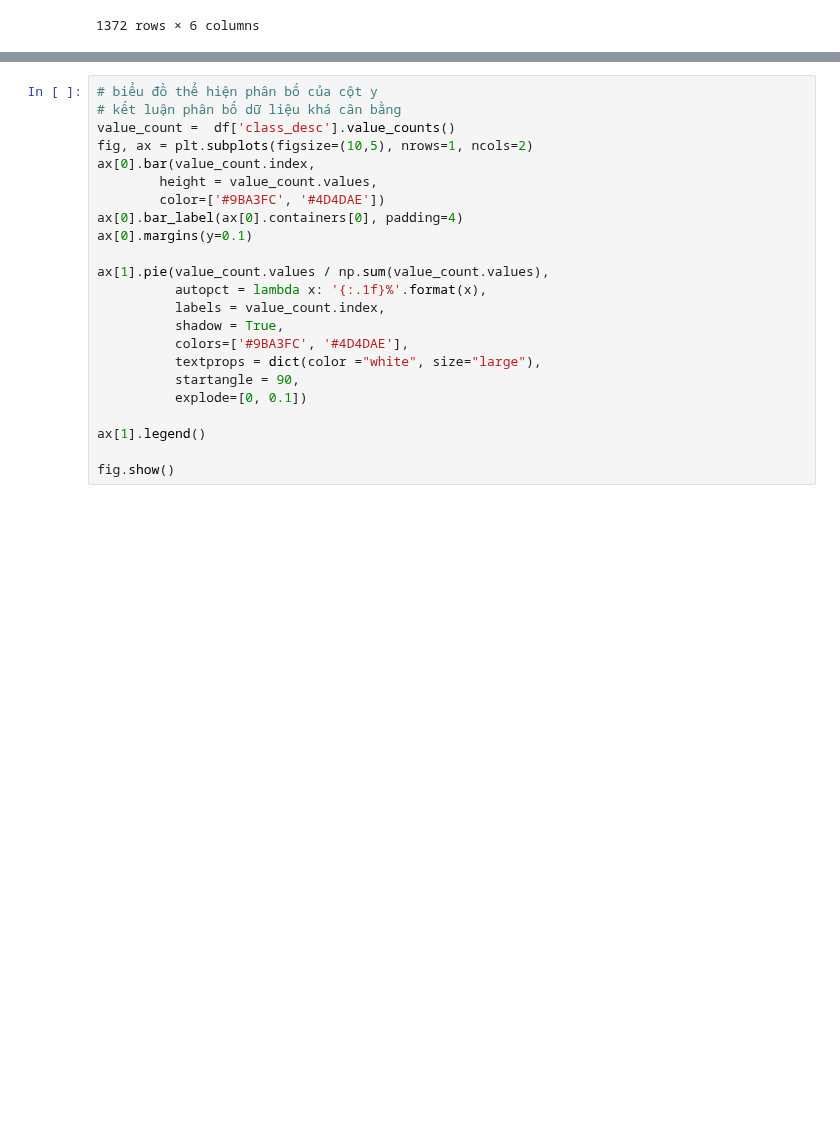
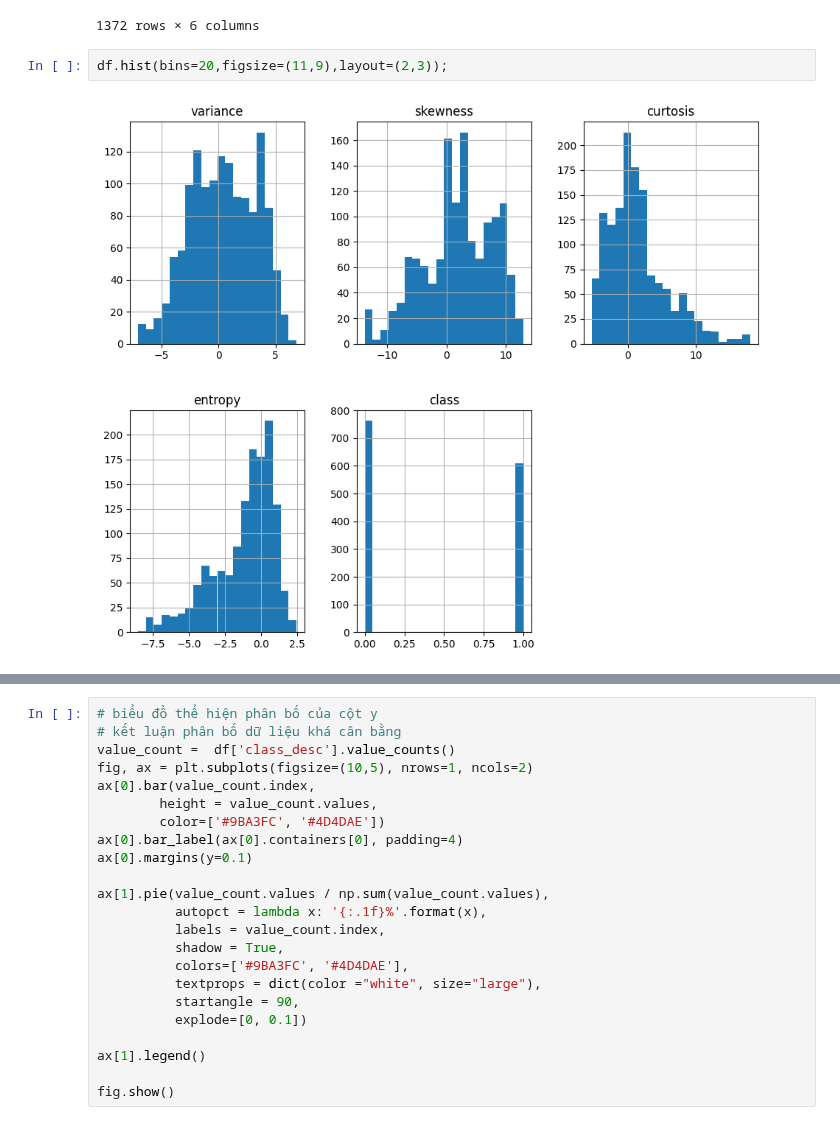
Before and after one commit to NguyenThiPhuongNhi/MayHoc_2022_2023, a Jupyter notebook: Nhom4ML.ipynb, the cells around one changed output, grey strips where cells are left out. Saved outputs shown, nothing was run; the diff lists cells and outputs as text; blank space fills up the shorter version.

```diff
--- a/Nhom4ML.ipynb
+++ b/Nhom4ML.ipynb
@@ -87,3 +88,7 @@ df
 | 1370 | -3.56370 | -8.38270 | 12.3930 | -1.28230 | 1 | Fake |
 | 1371 | -2.54190 | -0.65804 | 2.6842 | 1.19520 | 1 | Fake |
 1372 rows × 6 columns
+# %%
+df.hist(bins=20,figsize=(11,9),layout=(2,3));
+# %% [output]
+[figure, added]
```
Also changed, not shown: parts of 2 cells of this notebook.
